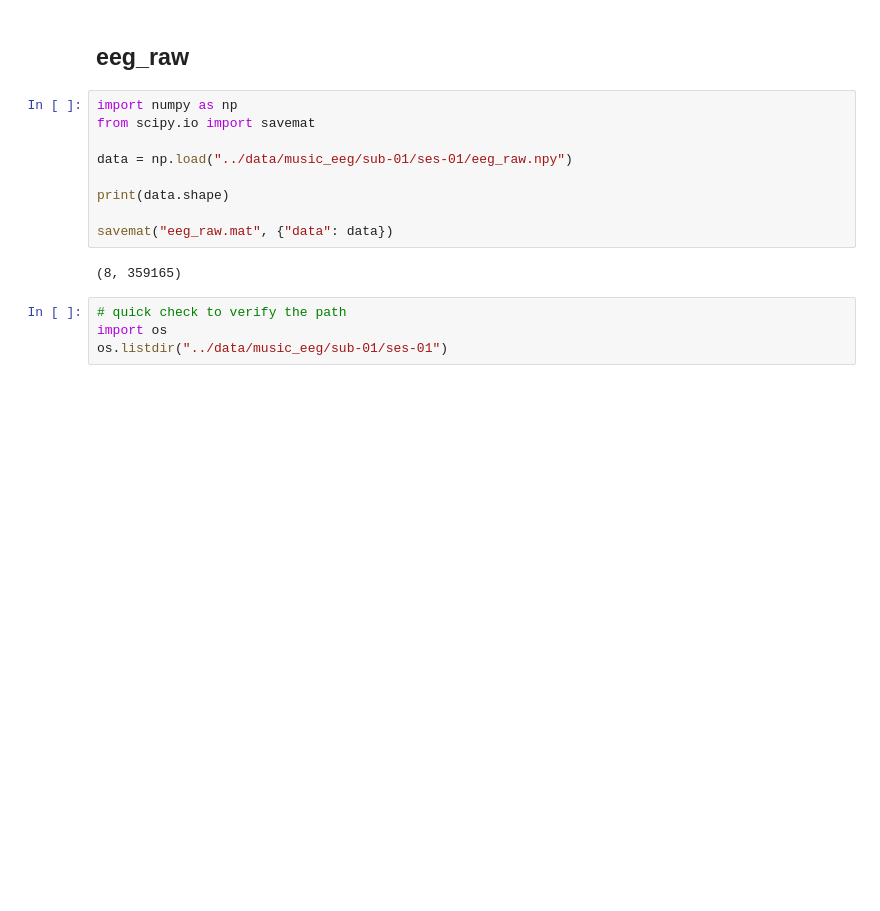
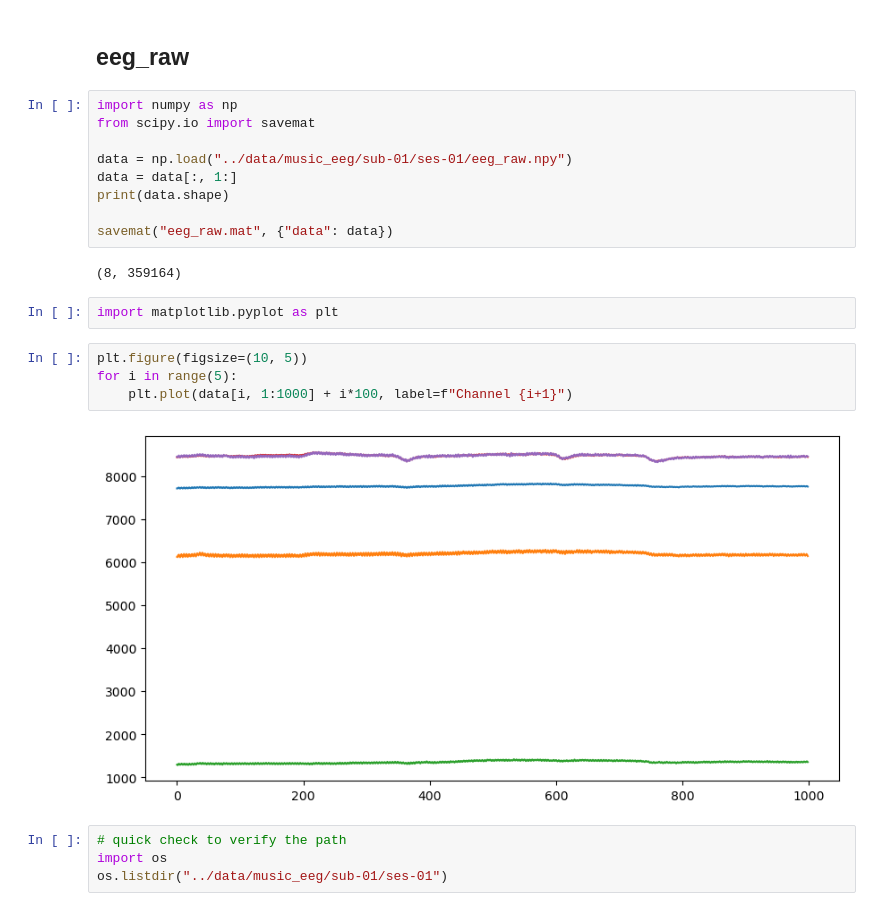
Before and after one commit to aranzahv4/COGS189-Binaural-Beats-main, a Jupyter notebook: convert_data_matlab/convert_file_type.ipynb, the cells around one changed output. Cells and saved outputs as stored; diff of their text form; blank space fills up the shorter version.

Commit message:
change data conversion

```diff
--- a/convert_data_matlab/convert_file_type.ipynb
+++ b/convert_data_matlab/convert_file_type.ipynb
@@ -21,12 +21,20 @@ import numpy as np
 from scipy.io import savemat
 
 data = np.load("../data/music_eeg/sub-01/ses-01/eeg_raw.npy")
-
+data = data[:, 1:]
 print(data.shape)
 
 savemat("eeg_raw.mat", {"data": data})
 # %% [output]
-(8, 359165)
+(8, 359164)
+# %%
+import matplotlib.pyplot as plt
+# %%
+plt.figure(figsize=(10, 5))
+for i in range(5):
+    plt.plot(data[i, 1:1000] + i*100, label=f"Channel {i+1}")
+# %% [output]
+[figure, added]
 # %%
 # quick check to verify the path
 import os
```
Also changed, not shown: parts of 2 cells of this notebook, 1 other file.
